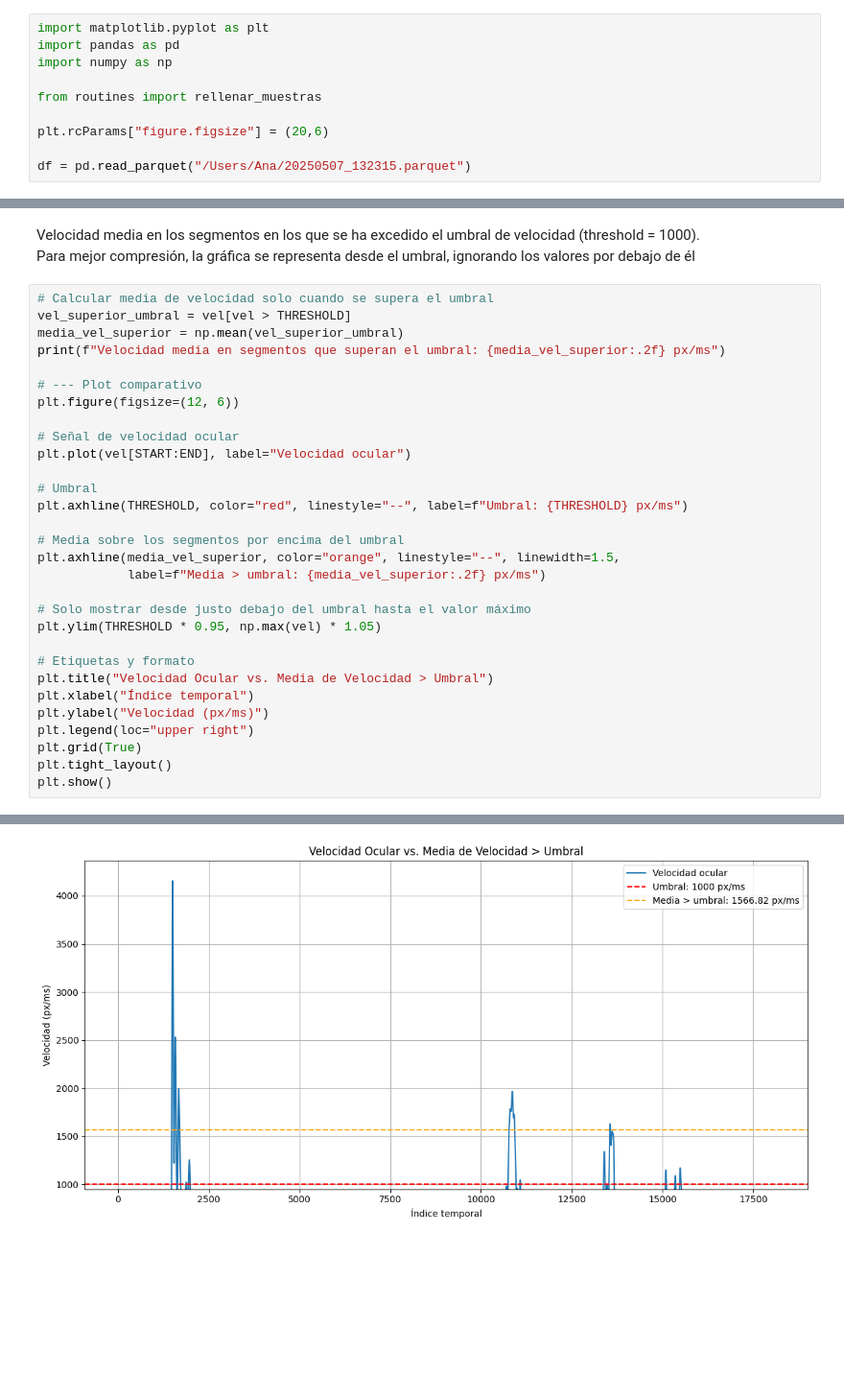
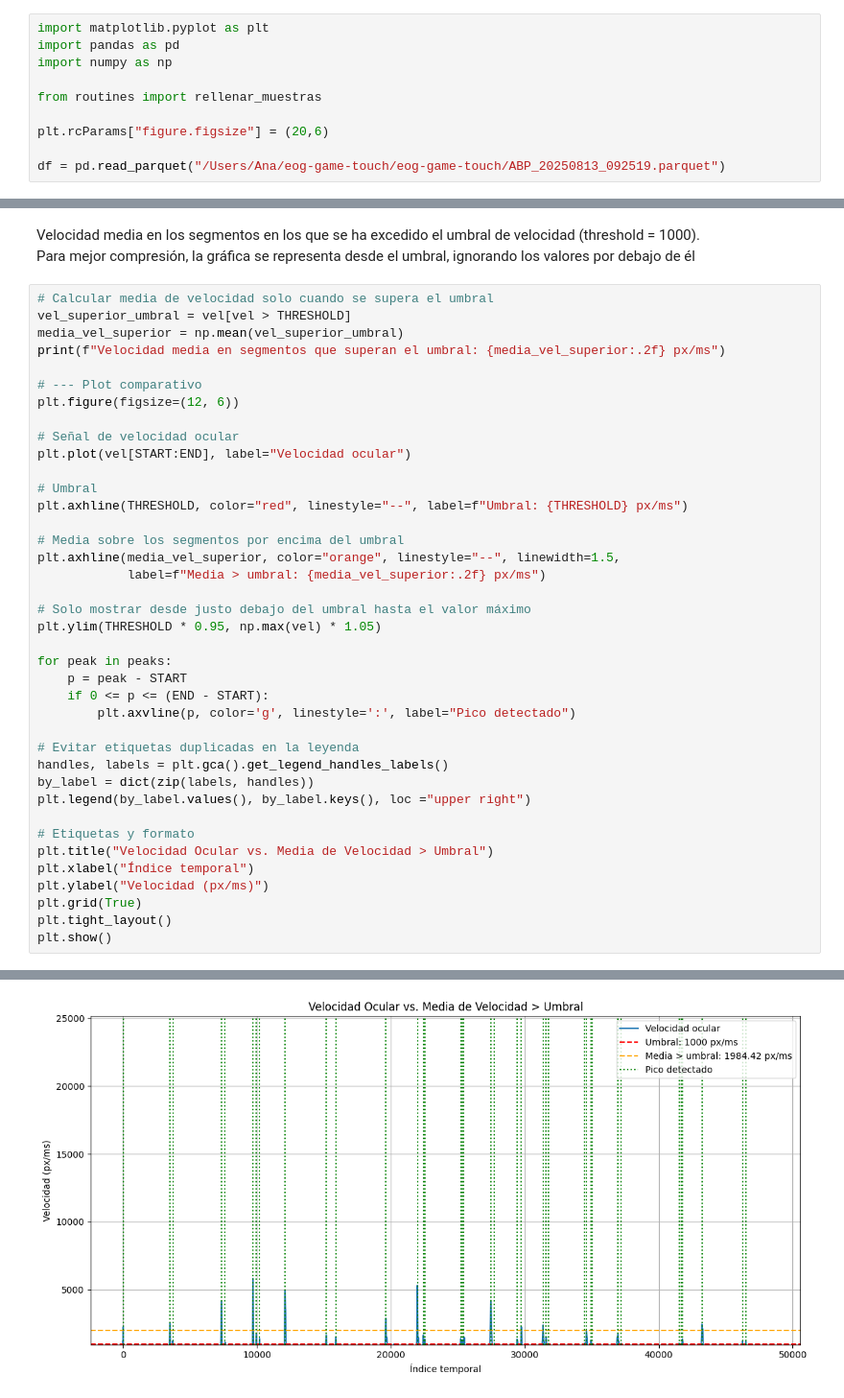
Before and after one commit to abarrio12/eogtouch, a Jupyter notebook: notebooks/01 - Start Latency.ipynb, the cells around one changed output, grey strips where cells are left out. Shown at 96% size. Cells and saved outputs as stored; diff of their text form; blank space fills up the shorter version.

```diff
--- a/notebooks/01 - Start Latency.ipynb
+++ b/notebooks/01 - Start Latency.ipynb
@@ -9,7 +9,7 @@ from routines import rellenar_muestras
 
 plt.rcParams["figure.figsize"] = (20,6)
 
-df = pd.read_parquet("/Users/Ana/20250507_132315.parquet")
+df = pd.read_parquet("/Users/Ana/eog-game-touch/eog-game-touch/ABP_20250813_092519.parquet")
 # %% [markdown]
 ## Rutinas
 # %%
@@ -212,11 +216,20 @@ plt.axhline(media_vel_superior, color="orange", linestyle="--", linewidth=1.5,
 # Solo mostrar desde justo debajo del umbral hasta el valor máximo
 plt.ylim(THRESHOLD * 0.95, np.max(vel) * 1.05)
 
+for peak in peaks:
+    p = peak - START
+    if 0 <= p <= (END - START):
+        plt.axvline(p, color='g', linestyle=':', label="Pico detectado")
+
+# Evitar etiquetas duplicadas en la leyenda
+handles, labels = plt.gca().get_legend_handles_labels()
+by_label = dict(zip(labels, handles))
+plt.legend(by_label.values(), by_label.keys(), loc ="upper right")
+
 # Etiquetas y formato
 plt.title("Velocidad Ocular vs. Media de Velocidad > Umbral")
 plt.xlabel("Índice temporal")
 plt.ylabel("Velocidad (px/ms)")
-plt.legend(loc="upper right")
 plt.grid(True)
 plt.tight_layout()
 plt.show()
@@ -225 +238 @@ Velocidad media en segmentos que superan el umbral: 1566.82 px/ms
-[figure, old version]
+[figure, new version]
```
Also changed, not shown: parts of 4 cells of this notebook, 3 other files.
